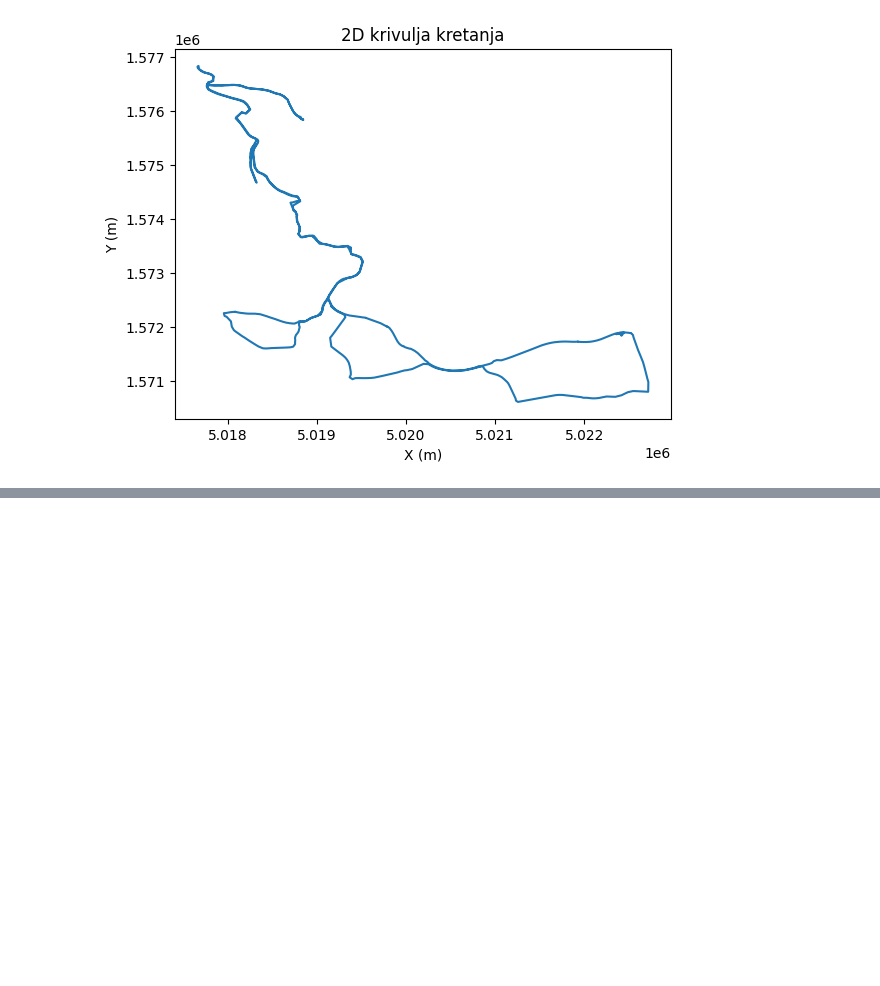
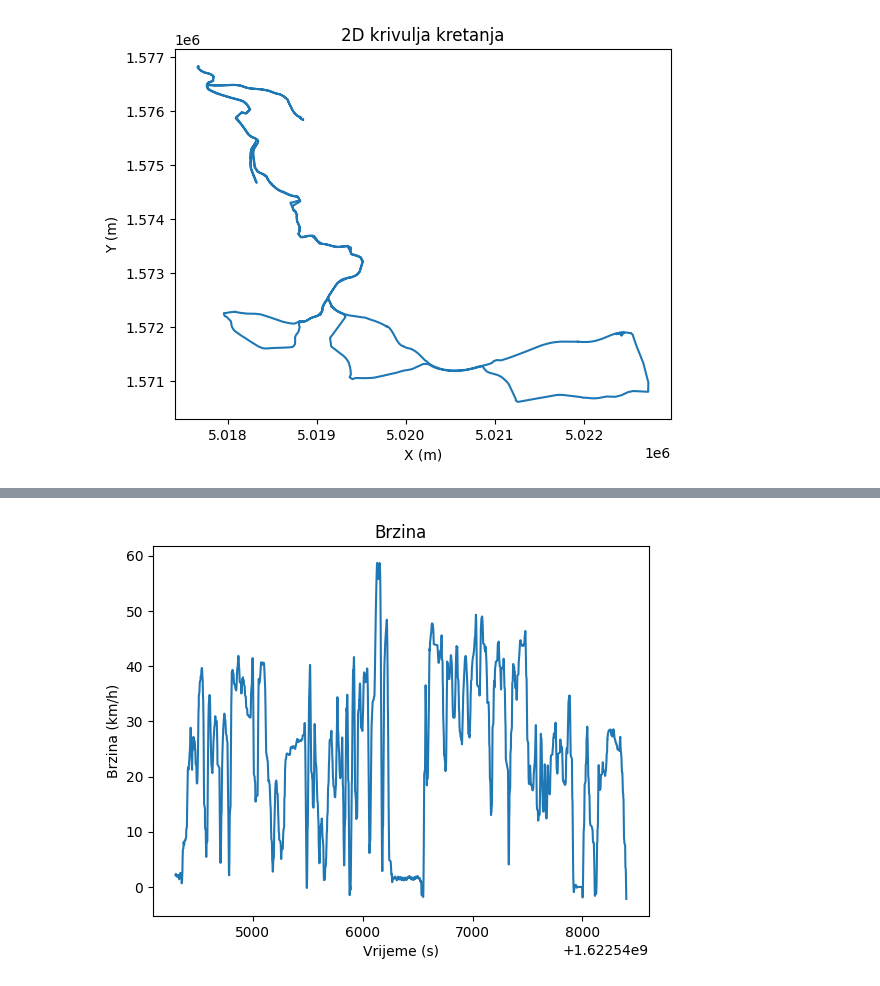
Before and after one commit to IvanDerdicDer/ele_lab_1, a Jupyter notebook: ehv_lab_1.ipynb, the cells around one changed output, grey strips where cells are left out. Drawn from its saved outputs; the diff is of its cells as text; code cells hidden in the pictures; blank space fills up the shorter version.

```diff
--- a/ehv_lab_1.ipynb
+++ b/ehv_lab_1.ipynb
@@ -161,0 +138,11 @@ plt.show()
+# %%
+plt.plot(
+    df['DateTime'].dt.timestamp() / 1e6,
+    savgol_filter(df['Velocity'], 100, 3),
+)
+plt.title('Brzina')
+plt.xlabel('Vrijeme (s)')
+plt.ylabel('Brzina (km/h)')
+plt.show()
+# %% [output]
+[figure, added]
```
Also changed, not shown: parts of 48 cells of this notebook, 1 other file.
